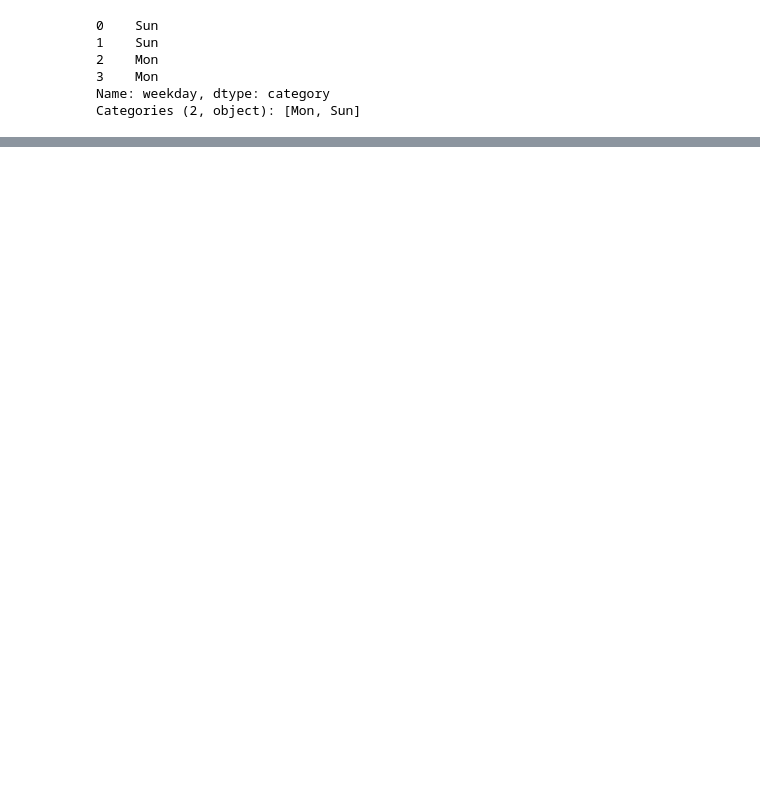
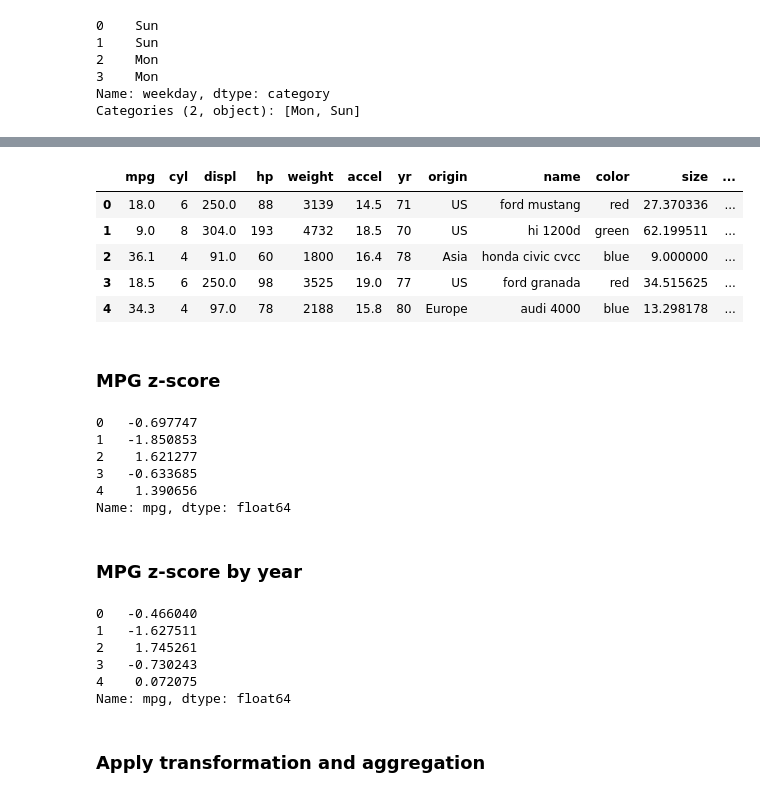
Before and after one commit to franksalas/datacamp, a Jupyter notebook: manipulating_DF_WPD/04Grouping_data.ipynb, the cells around one changed output, grey strips where cells are left out. Saved outputs shown, nothing was run; the diff lists cells and outputs as text; code cells hidden in the pictures; blank space fills up the shorter version.

```diff
--- a/manipulating_DF_WPD/04Grouping_data.ipynb
+++ b/manipulating_DF_WPD/04Grouping_data.ipynb
@@ -150,0 +394,34 @@ Categories (2, object): [Mon, Sun]
+# %%
+auto = pd.read_csv('auto-mpg.csv')
+auto.head()
+# %% [output]
+|  | mpg | cyl | displ | hp | weight | accel | yr | origin | name | color | size | ... |
+| 0 | 18.0 | 6 | 250.0 | 88 | 3139 | 14.5 | 71 | US | ford mustang | red | 27.370336 | ... |
+| 1 | 9.0 | 8 | 304.0 | 193 | 4732 | 18.5 | 70 | US | hi 1200d | green | 62.199511 | ... |
+| 2 | 36.1 | 4 | 91.0 | 60 | 1800 | 16.4 | 78 | Asia | honda civic cvcc | blue | 9.000000 | ... |
+| 3 | 18.5 | 6 | 250.0 | 98 | 3525 | 19.0 | 77 | US | ford granada | red | 34.515625 | ... |
+| 4 | 34.3 | 4 | 97.0 | 78 | 2188 | 15.8 | 80 | Europe | audi 4000 | blue | 13.298178 | ... |
+# %% [markdown]
+### MPG z-score
+# %%
+zscore(auto['mpg']).head()
+# %% [output]
+0   -0.697747
+1   -1.850853
+2    1.621277
+3   -0.633685
+4    1.390656
+Name: mpg, dtype: float64
+# %% [markdown]
+### MPG z-score by year
+# %%
+auto.groupby('yr')['mpg'].transform(zscore).head()
+# %% [output]
+0   -0.466040
+1   -1.627511
+2    1.745261
+3   -0.730243
+4    0.072075
+Name: mpg, dtype: float64
+# %% [markdown]
+### Apply transformation and aggregation
```
Also changed, not shown: parts of 50 cells of this notebook, 8 other files.
